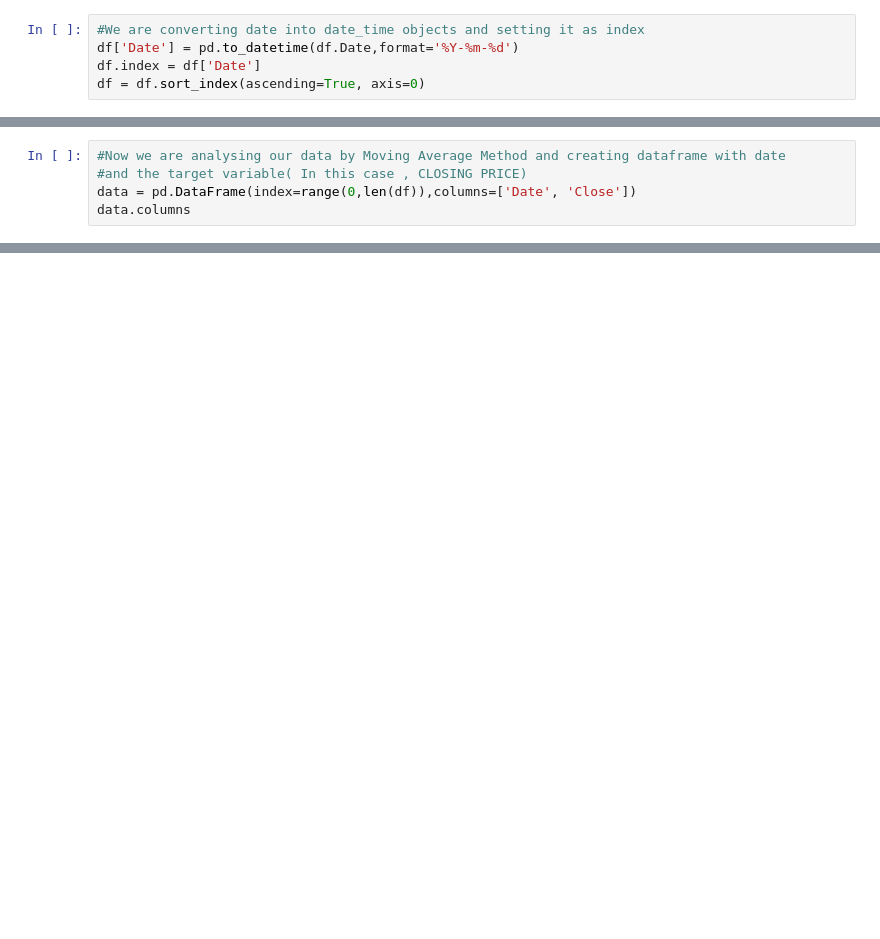
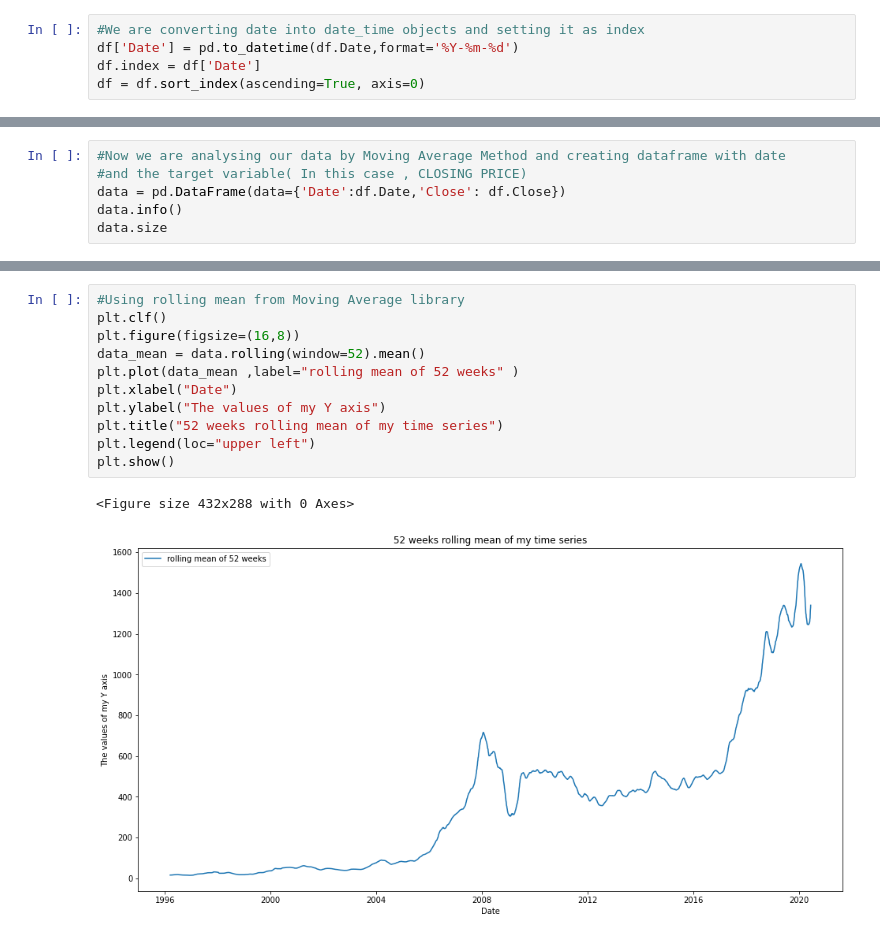
Before and after one commit to Chicken2322/Stock-Prediction, a Jupyter notebook: stock_prediction.ipynb, the cells around one changed output, grey strips where cells are left out. Saved outputs shown, nothing was run; the diff lists cells and outputs as text; blank space fills up the shorter version.

```diff
--- a/stock_prediction.ipynb
+++ b/stock_prediction.ipynb
@@ -48,6 +60,7 @@ plt.plot(df['Close'], label='Close Price history')
 # %%
 #Now we are analysing our data by Moving Average Method and creating dataframe with date
 #and the target variable( In this case , CLOSING PRICE)
-data = pd.DataFrame(index=range(0,len(df)),columns=['Date', 'Close'])
-data.columns
+data = pd.DataFrame(data={'Date':df.Date,'Close': df.Close})
+data.info()
+data.size
 # %% [output]
@@ -54,0 +96,14 @@ Index(['Date', 'Close'], dtype='object')
+# %%
+#Using rolling mean from Moving Average library
+plt.clf()
+plt.figure(figsize=(16,8))
+data_mean = data.rolling(window=52).mean()
+plt.plot(data_mean ,label="rolling mean of 52 weeks" )
+plt.xlabel("Date")
+plt.ylabel("The values of my Y axis")
+plt.title("52 weeks rolling mean of my time series")
+plt.legend(loc="upper left")
+plt.show()
+# %% [output]
+<Figure size 432x288 with 0 Axes>
+[figure, added]
```
Also changed, not shown: parts of 13 cells of this notebook.
